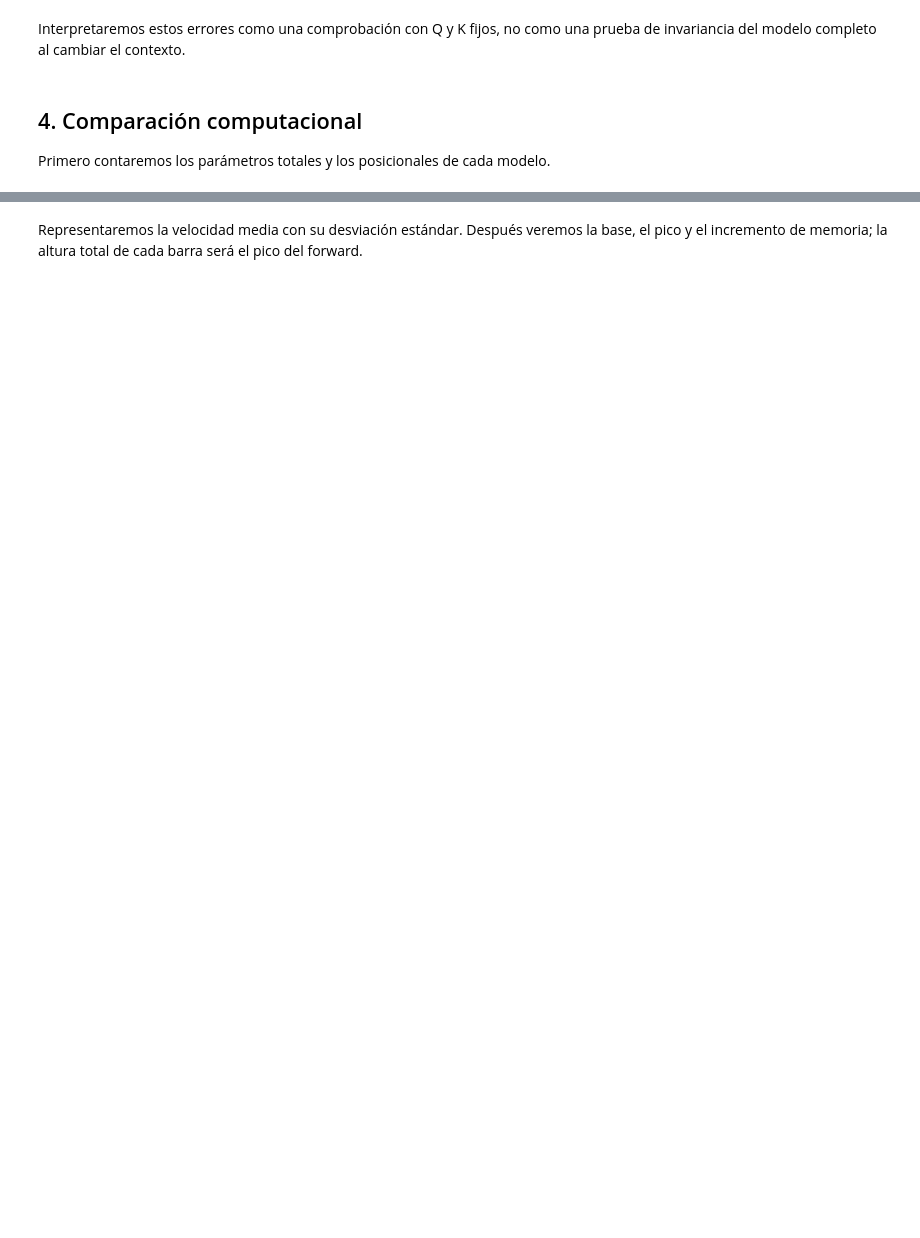
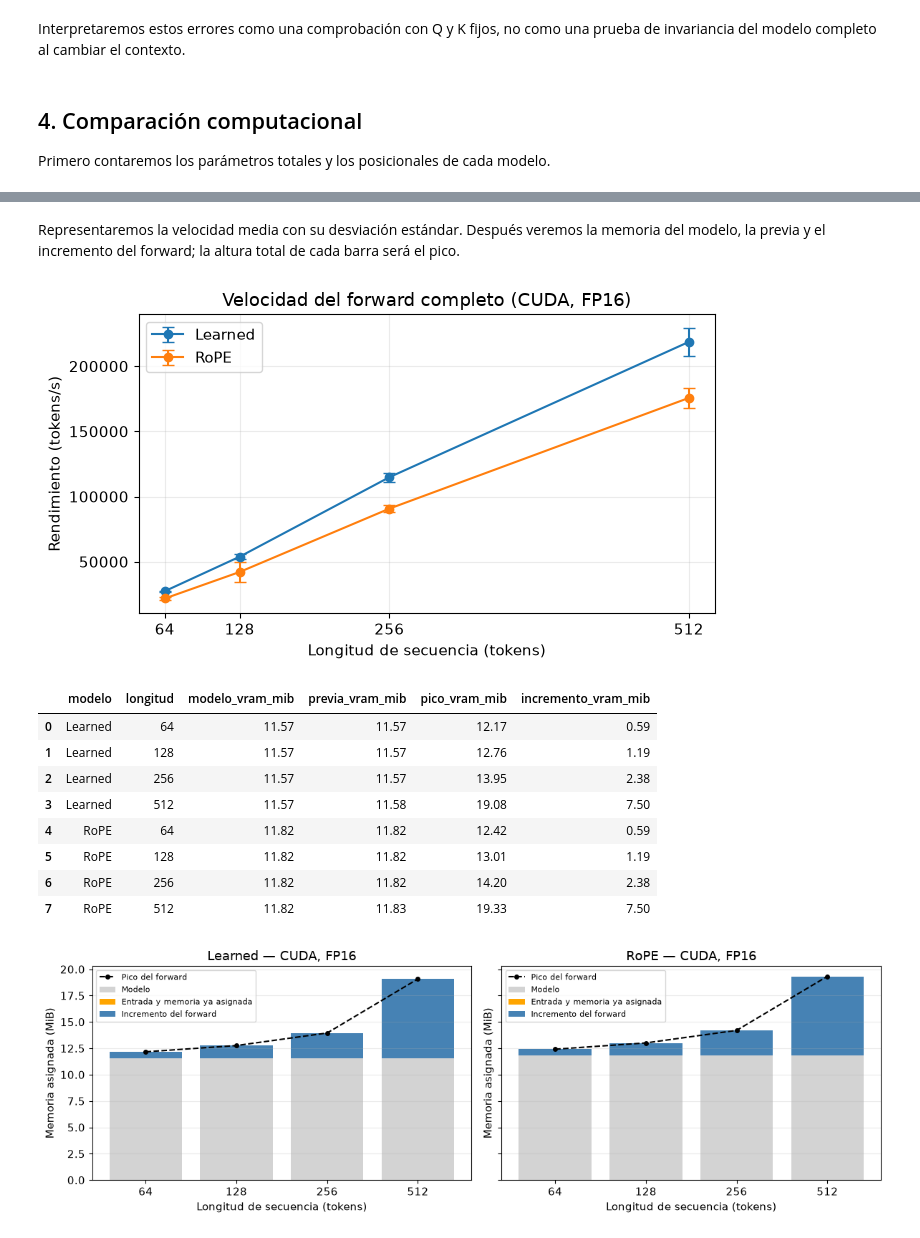
Before and after one commit to lucasbeneyto/Practica1_PLN1, a Jupyter notebook: experimentos_2_y_3/experimento_3.ipynb, the cells around one changed output, grey strips where cells are left out. Saved outputs shown, nothing was run; the diff lists cells and outputs as text; code cells hidden in the pictures; blank space fills up the shorter version.

```diff
--- a/experimentos_2_y_3/experimento_3.ipynb
+++ b/experimentos_2_y_3/experimento_3.ipynb
@@ -30,7 +30,9 @@ nombre_precision = 'FP16' if precision == torch.float16 else 'FP32'
 
 carpeta_experimentos = raiz / 'experimentos_2_y_3'
 resultados = carpeta_experimentos / 'resultados_exp3'
+figuras = carpeta_experimentos / 'figuras_exp3'
 resultados.mkdir(exist_ok=True)
+figuras.mkdir(exist_ok=True)
 plt.rcParams.update({'figure.figsize': (7, 4), 'font.size': 11, 'savefig.dpi': 300})
 
 def sincronizar():
@@ -49,31 +55,29 @@ Cargaremos los modelos independientes Learned y RoPE entrenados en el experiment
 # %%
-# Esperaremos model_config y model_state_dict, como en minigpt/finetune.py.
+semilla_checkpoint = 42
 rutas = {
-    'Learned': carpeta_experimentos / 'pesos' / 'learned' / 'best.pt',
-    'RoPE': carpeta_experimentos / 'pesos' / 'rope' / 'best.pt',
+    'Learned': carpeta_experimentos / 'pesos' / 'learned' / f'best_dacsa_seed{semilla_checkpoint}.pt',
+    'RoPE': carpeta_experimentos / 'pesos' / 'rope' / f'best_dacsa_seed{semilla_checkpoint}.pt',
 }
 faltantes = [str(ruta) for ruta in rutas.values() if not ruta.is_file()]
 if faltantes:
     raise FileNotFoundError(
-        'Faltan checkpoints entrenados del experimento 2: ' + ', '.join(faltantes)
-        + '. Completa ese experimento y ajusta las rutas. No se usarán modelos aleatorios.'
-    )
+        'Faltan los checkpoints DACSA definitivos: ' + ', '.join(faltantes)
+        + '. Primero completaremos las dos fases del experimento 2. No usaremos pesos aleatorios ni piloto.')
 
-modelos = {}
-configuraciones = {}
+modelos, configuraciones, vocabularios = {}, {}, {}
 for nombre, ruta in rutas.items():
     checkpoint = torch.load(ruta, map_location='cpu', weights_only=True)
-    if not isinstance(checkpoint, dict) or not {'model_config', 'model_state_dict'} <= checkpoint.keys():
-        raise ValueError(f'{ruta}: necesitamos model_config y model_state_dict completos.')
+    if checkpoint.get('fase') != 'dacsa' or checkpoint.get('modo') != 'definitivo':
+        raise ValueError(f'{ruta}: necesitamos un checkpoint de la fase DACSA definitiva.')
     configuracion = GPTConfig(**checkpoint['model_config'])
     esquema = 'learned' if nombre == 'Learned' else 'rope'
     if configuracion.positional != esquema:
         raise ValueError(f'{ruta}: la configuración no corresponde al modelo {nombre}.')
     modelo = GPTModel(configuracion)
-    # La carga estricta sustituye todos los parámetros antes de medir.
     modelo.load_state_dict(checkpoint['model_state_dict'], strict=True)
     modelos[nombre] = modelo.eval()
     configuraciones[nombre] = configuracion
+    vocabularios[nombre] = checkpoint['huella_vocabulario']
     del checkpoint
 
 config_learned = vars(configuraciones['Learned'])
@@ -81,6 +85,8 @@ config_rope = vars(configuraciones['RoPE'])
 if any(config_learned[campo] != config_rope[campo]
        for campo in config_learned if campo != 'positional'):
     raise ValueError('Los checkpoints deben tener la misma configuración salvo positional.')
+if vocabularios['Learned'] != vocabularios['RoPE']:
+    raise ValueError('Los modelos deben utilizar el mismo vocabulario de caracteres.')
 
 tabla_configuracion = pd.DataFrame({nombre: vars(cfg) for nombre, cfg in configuraciones.items()})
 display(tabla_configuracion)
@@ -236,37 +298,49 @@ pd.Series({'dispositivo': str(dispositivo), 'precision': str(precision), 'lote':
 # %% [markdown]
-Representaremos la velocidad media con su desviación estándar. Después veremos la base, el pico y el incremento de memoria; la altura total de cada barra será el pico del forward.
+Representaremos la velocidad media con su desviación estándar. Después veremos la memoria del modelo, la previa y el incremento del forward; la altura total de cada barra será el pico.
 # %%
 figura, eje = plt.subplots()
 for nombre, grupo in resumen.groupby('modelo'):
     eje.errorbar(grupo['longitud'], grupo['tokens_s'], yerr=grupo['tokens_std_s'],
                  marker='o', capsize=4, label=nombre)
 eje.set(title=f'Velocidad del forward completo ({dispositivo.type.upper()}, {nombre_precision})',
         xlabel='Longitud de secuencia (tokens)', ylabel='Rendimiento (tokens/s)')
 eje.set_xticks(longitudes)
 eje.grid(alpha=0.25)
 eje.legend()
 figura.tight_layout()
-figura.savefig(resultados / 'velocidad.png')
-figura.savefig(resultados / 'velocidad.pdf')
+figura.savefig(figuras / 'velocidad.png')
 plt.show()
 
 if dispositivo.type == 'cuda':
-    display(resumen[['modelo', 'longitud', 'base_vram_mib', 'pico_vram_mib',
+    display(resumen[['modelo', 'longitud', 'modelo_vram_mib', 'previa_vram_mib', 'pico_vram_mib',
                      'incremento_vram_mib']].round(2))
     figura, ejes = plt.subplots(1, 2, figsize=(12, 4), sharey=True)
     for eje, (nombre, grupo) in zip(ejes, resumen.groupby('modelo')):
         posiciones = grupo['longitud'].astype(str)
-        eje.bar(posiciones, grupo['base_vram_mib'], color='lightgray', label='Base del modelo')
-        eje.bar(posiciones, grupo['incremento_vram_mib'], bottom=grupo['base_vram_mib'],
-                color='steelblue', label='Incremento (entrada + forward)')
+        eje.bar(posiciones, grupo['modelo_vram_mib'], color='lightgray', label='Modelo')
+        eje.bar(posiciones, grupo['previa_vram_mib'] - grupo['modelo_vram_mib'],
+                bottom=grupo['modelo_vram_mib'], color='orange', label='Entrada y memoria ya asignada')
+        eje.bar(posiciones, grupo['incremento_vram_mib'], bottom=grupo['previa_vram_mib'],
+                color='steelblue', label='Incremento del forward')
         eje.plot(posiciones, grupo['pico_vram_mib'], 'ko--', markersize=4, label='Pico del forward')
         eje.set(title=f'{nombre} — CUDA, {nombre_precision}',
                 xlabel='Longitud de secuencia (tokens)', ylabel='Memoria asignada (MiB)')
         eje.legend(fontsize=8)
         eje.grid(axis='y', alpha=0.25)
     figura.tight_layout()
-    figura.savefig(resultados / 'memoria.png')
-    figura.savefig(resultados / 'memoria.pdf')
+    figura.savefig(figuras / 'memoria.png')
     plt.show()
 else:
     print('VRAM no disponible: la medición se ha realizado en CPU.')
+# %% [output]
+[figure, added]
+|  | modelo | longitud | modelo_vram_mib | previa_vram_mib | pico_vram_mib | incremento_vram_mib |
+| 0 | Learned | 64 | 11.57 | 11.57 | 12.17 | 0.59 |
+| 1 | Learned | 128 | 11.57 | 11.57 | 12.76 | 1.19 |
+| 2 | Learned | 256 | 11.57 | 11.57 | 13.95 | 2.38 |
+| 3 | Learned | 512 | 11.57 | 11.58 | 19.08 | 7.50 |
+| 4 | RoPE | 64 | 11.82 | 11.82 | 12.42 | 0.59 |
+| 5 | RoPE | 128 | 11.82 | 11.82 | 13.01 | 1.19 |
+| 6 | RoPE | 256 | 11.82 | 11.82 | 14.20 | 2.38 |
+| 7 | RoPE | 512 | 11.82 | 11.83 | 19.33 | 7.50 |
+[figure, added]
```
Also changed, not shown: parts of 9 cells of this notebook, 29 other files.
